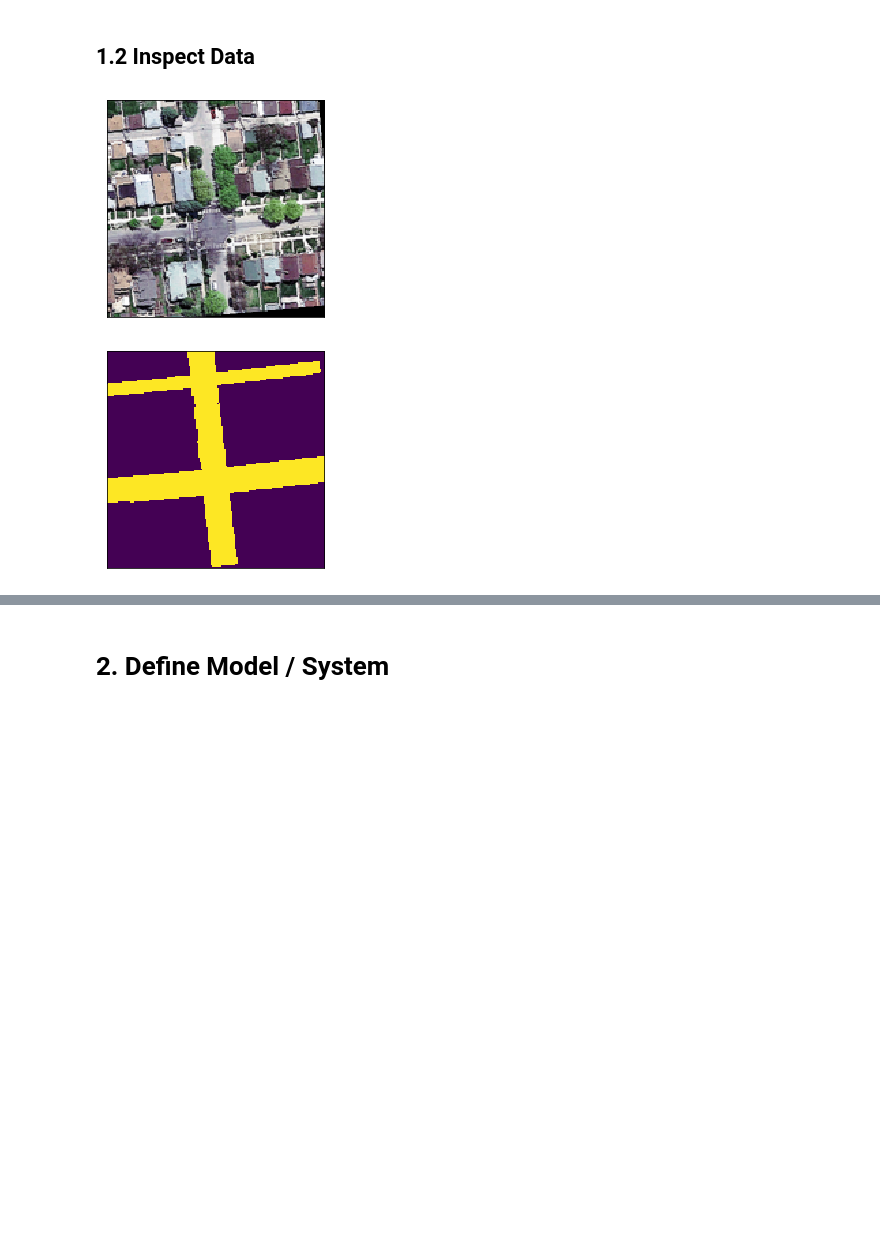
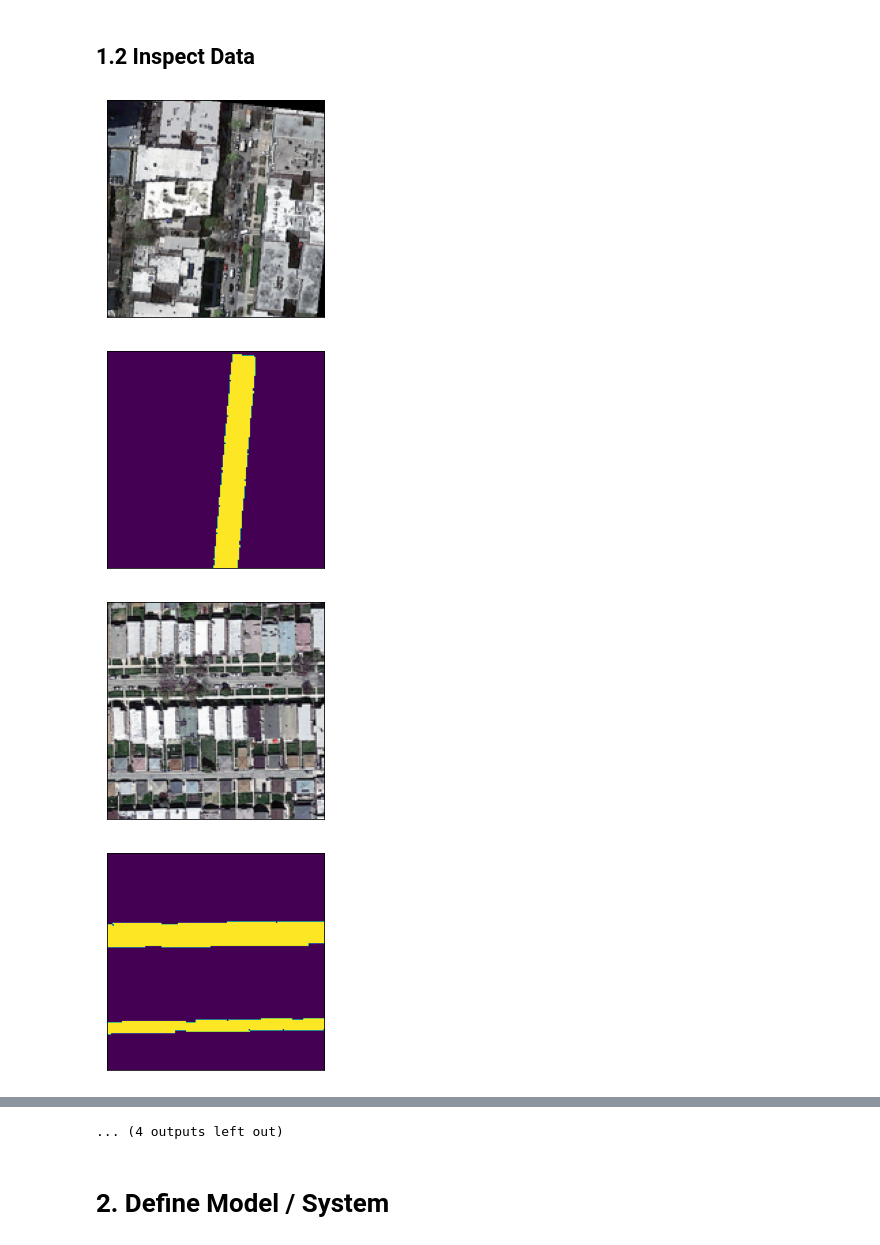
Before and after one commit to ehratjon/cil_2021, a Jupyter notebook: lightning.ipynb, the cells around one changed output, grey strips where cells are left out. Saved outputs shown, nothing was run; the diff lists cells and outputs as text; code cells hidden in the pictures; blank space fills up the shorter version.

```diff
--- a/lightning.ipynb
+++ b/lightning.ipynb
@@ -55,11 +53,12 @@ def show_image(imgs):
         img = F.to_pil_image(img)
         axs[0, i].imshow(np.asarray(img))
         axs[0, i].set(xticklabels=[], yticklabels=[], xticks=[], yticks=[])
-# %%
-show_image(X[0])
-# %% [output]
-[figure, removed]
-# %%
-show_image(y[0])
-# %% [output]
-[figure, removed]
+# %%
+for x, v in zip(X, y):
+    show_image(x)
+    show_image(v)
+# %% [output]
+[figure, added]
+[figure, added]
+[figure, added]
+[figure, added]
@@ -66,3 +73,4 @@ show_image(y[0])
+... (4 outputs left out)
 # %% [markdown]
 # 2. Define Model / System
 # %%
```
Also changed, not shown: parts of 16 cells of this notebook, 2 other files.
